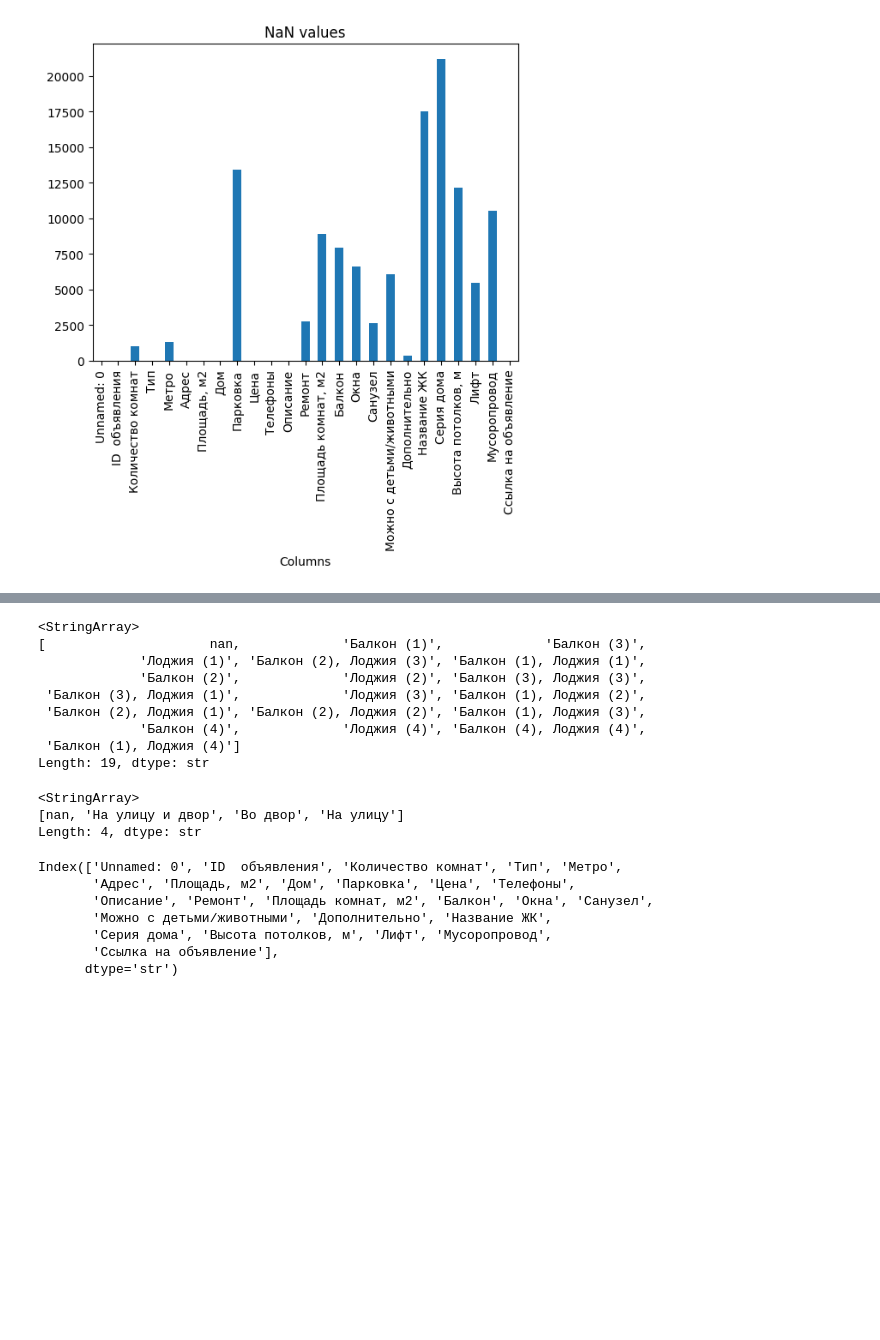
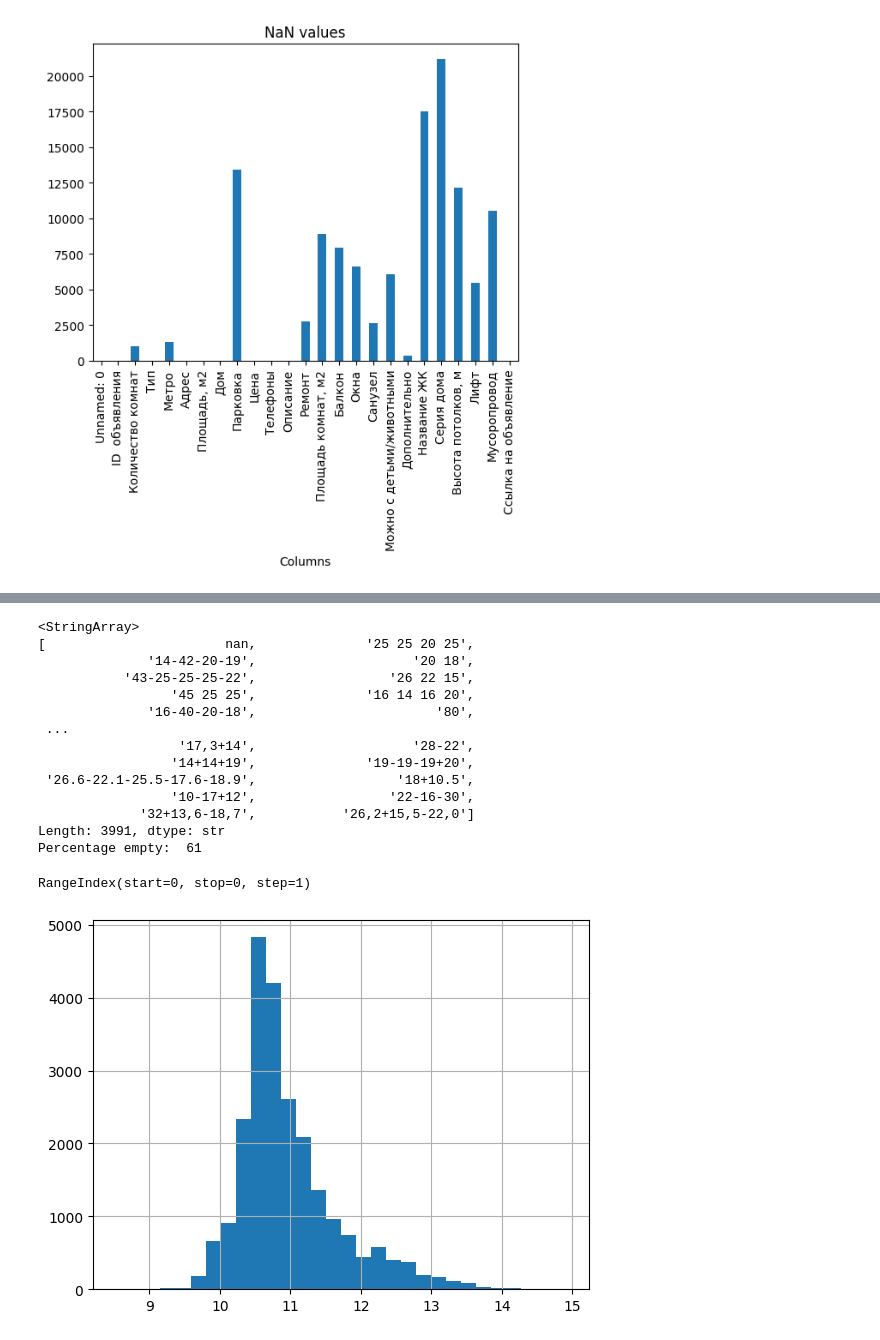
Before and after one commit to Ali-B-Indahouse/How-Much-Is-The-real-estate-in-Moscow, a Jupyter notebook: osana_data_analysis.ipynb, the cells around one changed output, grey strips where cells are left out. Drawn from its saved outputs; the diff is of its cells as text; code cells hidden in the pictures; blank space fills up the shorter version.

```diff
--- a/osana_data_analysis.ipynb
+++ b/osana_data_analysis.ipynb
@@ -43,47 +55,34 @@ plt.show()
 # %%
-df['Балкон'].unique()
+def print_column_info(column) :
+    num_null = df[column].isnull().sum()
+    print(df[column].unique())
+    print("Percentage empty: ", int(((df.shape[0] - num_null) *100)/ df.shape[0]))
+
+print_column_info('Площадь комнат, м2')
 # %% [output]
 <StringArray>
-[                     nan,             'Балкон (1)',             'Балкон (3)',
-             'Лоджия (1)', 'Балкон (2), Лоджия (3)', 'Балкон (1), Лоджия (1)',
-             'Балкон (2)',             'Лоджия (2)', 'Балкон (3), Лоджия (3)',
- 'Балкон (3), Лоджия (1)',             'Лоджия (3)', 'Балкон (1), Лоджия (2)',
- 'Балкон (2), Лоджия (1)', 'Балкон (2), Лоджия (2)', 'Балкон (1), Лоджия (3)',
-             'Балкон (4)',             'Лоджия (4)', 'Балкон (4), Лоджия (4)',
- 'Балкон (1), Лоджия (4)']
-Length: 19, dtype: str
+[                       nan,              '25 25 20 25',
+              '14-42-20-19',                    '20 18',
+           '43-25-25-25-22',                 '26 22 15',
+                 '45 25 25',              '16 14 16 20',
+              '16-40-20-18',                       '80',
+ ...
+                  '17,3+14',                    '28-22',
+                 '14+14+19',              '19-19-19+20',
+ '26.6-22.1-25.5-17.6-18.9',                  '18+10.5',
+                 '10-17+12',                 '22-16-30',
+             '32+13,6-18,7',           '26,2+15,5-22,0']
+Length: 3991, dtype: str
+Percentage empty:  61
-# %%
-df['Окна'].unique()
-# %% [output]
-<StringArray>
-[nan, 'На улицу и двор', 'Во двор', 'На улицу']
-Length: 4, dtype: str
+# %%
+# цена
+price = df['Цена'].apply(lambda x: int(x.split('.')[0]))
+# df['Цена'] = price
+print(price[price == 0].index)
+# %% [output]
+RangeIndex(start=0, stop=0, step=1)
 # %%
-columns = df.columns
-columns
-
-# добавлям 0, где нет значей
-add_zero_columns = ['Парковка', 'Лифт', 'Ремонт', 'Балкон'] # фиксированное кол-во значений
-
-drop_columns = ['Тип','Телефоны', 'Описание', 'Площадь комнат, м2', 'Окна', 'Санузел',
-       'Можно с детьми/животными', 'Дополнительно', 'Название ЖК', 'Серия дома',
-       'Высота потолков, м','Мусоропровод',
-       'Ссылка на объявление']
-
-#разделить -> в цифру
-'Количество комнат'
-'Дом'
-'Метро', -> lat/lon
-'Адрес', -> город
-'Площадь, м2',
-'Цена'
-
-# убрать строки, где не москва
+np.log(price).hist(bins=30)
+plt.show()
 # %% [output]
-Index(['Unnamed: 0', 'ID  объявления', 'Количество комнат', 'Тип', 'Метро',
-       'Адрес', 'Площадь, м2', 'Дом', 'Парковка', 'Цена', 'Телефоны',
-       'Описание', 'Ремонт', 'Площадь комнат, м2', 'Балкон', 'Окна', 'Санузел',
-       'Можно с детьми/животными', 'Дополнительно', 'Название ЖК',
-       'Серия дома', 'Высота потолков, м', 'Лифт', 'Мусоропровод',
-       'Ссылка на объявление'],
-      dtype='str')
+[figure, added]
```
Also changed, not shown: parts of 7 cells of this notebook.
